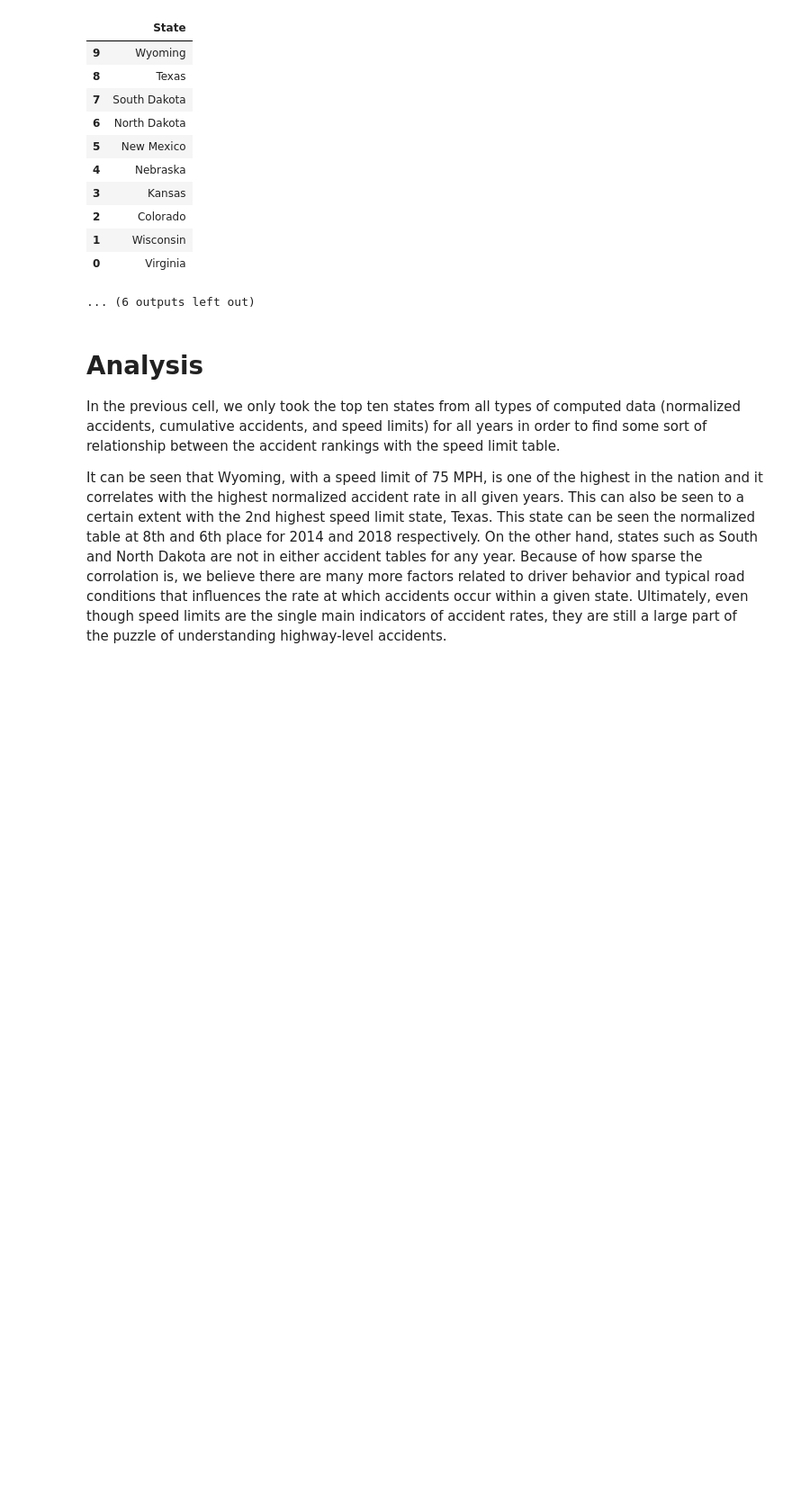
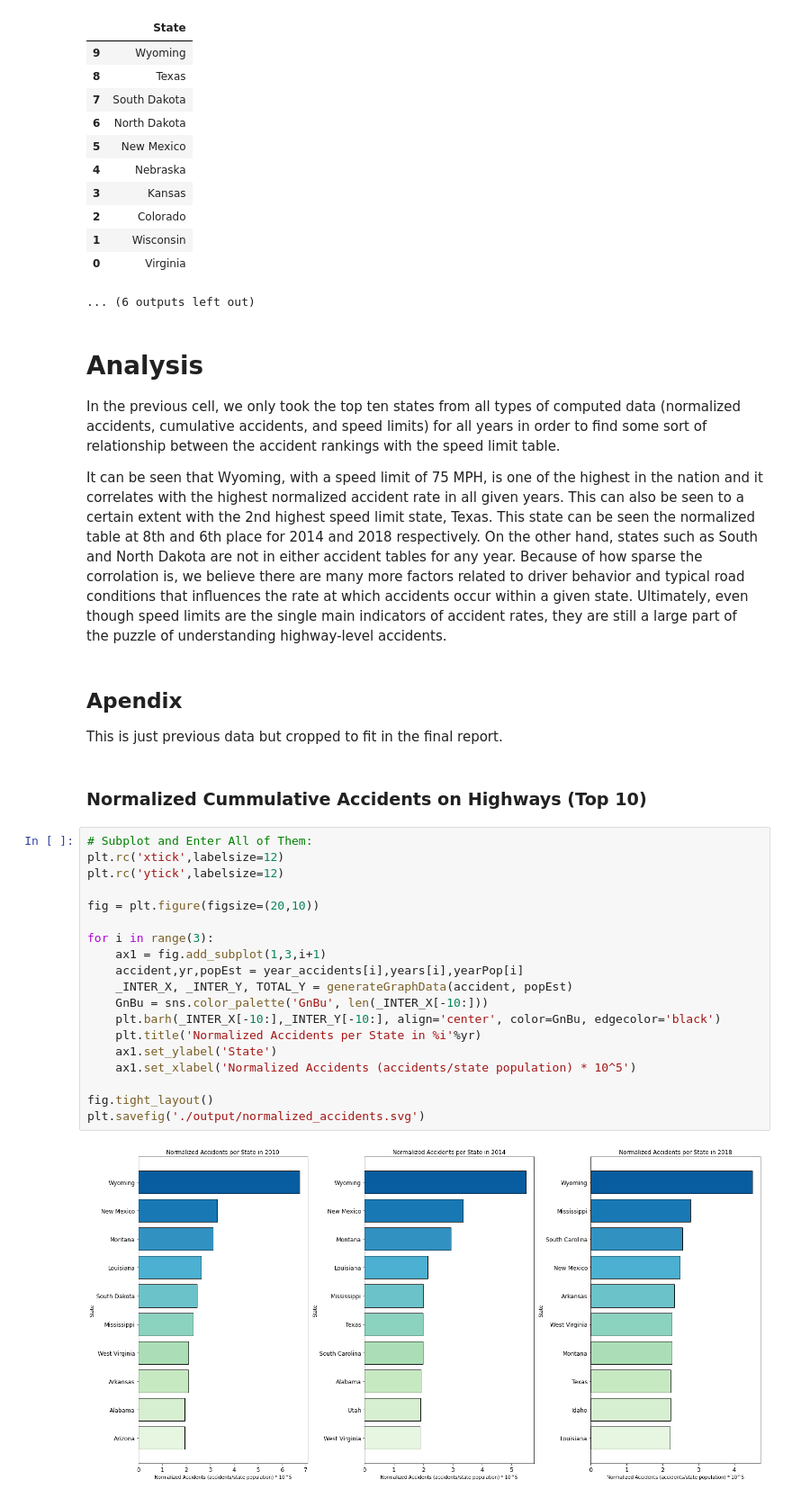
Before and after one commit to fdac20/MedicalBenchmarks, a Jupyter notebook: multiyear_analysis.ipynb, the cells around one changed output. Shown at 90% size. Saved outputs shown, nothing was run; the diff lists cells and outputs as text; blank space fills up the shorter version.

```diff
--- a/multiyear_analysis.ipynb
+++ b/multiyear_analysis.ipynb
@@ -468,3 +424,30 @@ Speed Limits
 In the previous cell, we only took the top ten states from all types of computed data (normalized accidents, cumulative accidents, and speed limits) for all years in order to find some sort of relationship between the accident rankings with the speed limit table.
 
 It can be seen that Wyoming, with a speed limit of 75 MPH, is one of the highest in the nation and it correlates with the highest normalized accident rate in all given years. This can also be seen to a certain extent with the 2nd highest speed limit state, Texas. This state can be seen the normalized table at 8th and 6th place for 2014 and 2018 respectively. On the other hand, states such as South and North Dakota are not in either accident tables for any year. Because of how sparse the corrolation is, we believe there are many more factors related to driver behavior and typical road conditions that influences the rate at which accidents occur within a given state. Ultimately, even though speed limits are the single main indicators of accident rates, they are still a large part of the puzzle of understanding highway-level accidents.
+# %% [markdown]
+## Apendix
+
+This is just previous data but cropped to fit in the final report.
+# %% [markdown]
+### Normalized Cummulative Accidents on Highways (Top 10)
+# %%
+# Subplot and Enter All of Them:
+plt.rc('xtick',labelsize=12)
+plt.rc('ytick',labelsize=12)
+
+fig = plt.figure(figsize=(20,10))
+
+for i in range(3):
+    ax1 = fig.add_subplot(1,3,i+1)
+    accident,yr,popEst = year_accidents[i],years[i],yearPop[i]
+    _INTER_X, _INTER_Y, TOTAL_Y = generateGraphData(accident, popEst)
+    GnBu = sns.color_palette('GnBu', len(_INTER_X[-10:]))
+    plt.barh(_INTER_X[-10:],_INTER_Y[-10:], align='center', color=GnBu, edgecolor='black')
+    plt.title('Normalized Accidents per State in %i'%yr)
+    ax1.set_ylabel('State')
+    ax1.set_xlabel('Normalized Accidents (accidents/state population) * 10^5')
+
+fig.tight_layout()
+plt.savefig('./output/normalized_accidents.svg')
+# %% [output]
+[figure, added]
```
Also changed, not shown: parts of 7 cells of this notebook, 3 other files.
